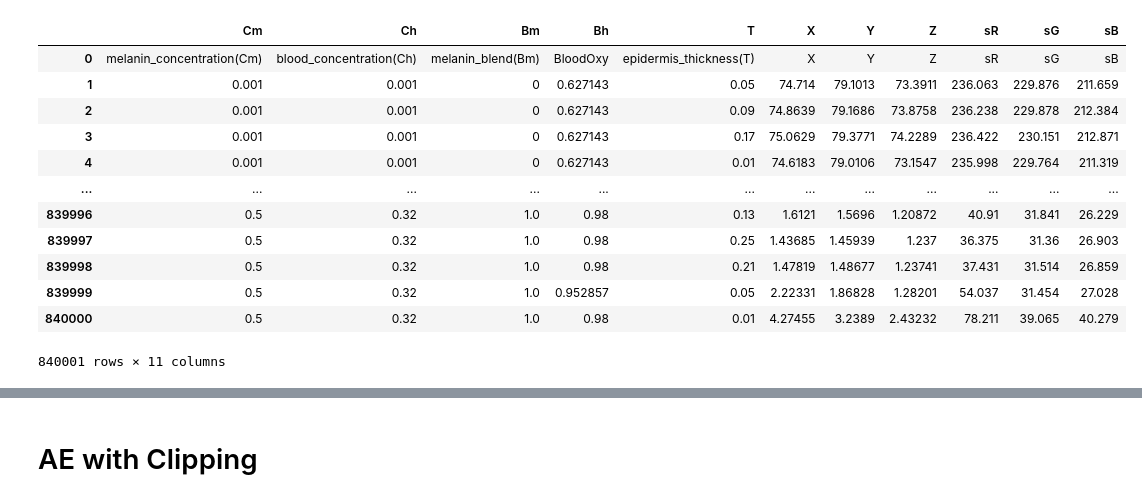
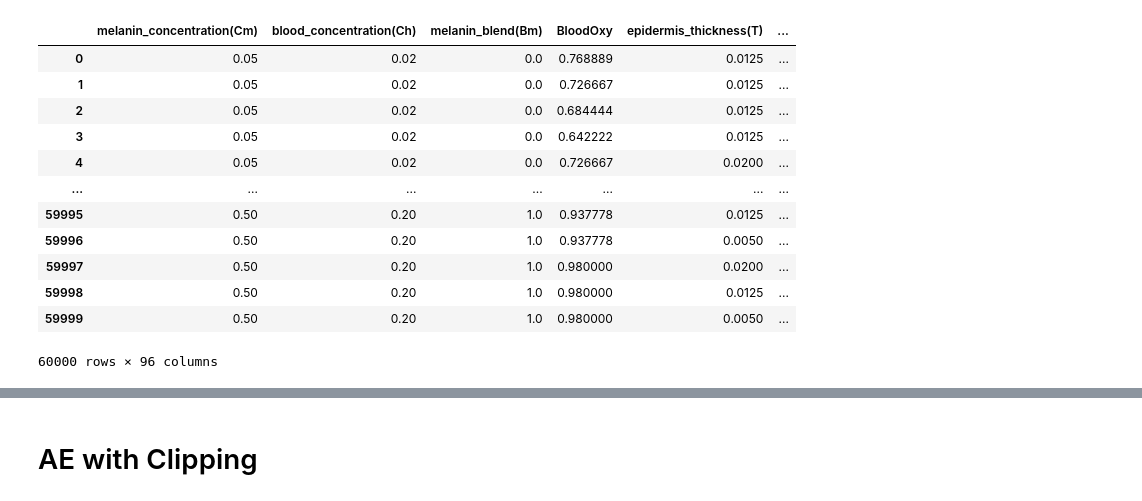
Before and after one commit to Omkar1634/Synthetic-Data, a Jupyter notebook: NN/train_pytorch_ae.ipynb, the cells around one changed output, grey strips where cells are left out. Drawn from its saved outputs; the diff is of its cells as text; code cells hidden in the pictures.

```diff
--- a/NN/train_pytorch_ae.ipynb
+++ b/NN/train_pytorch_ae.ipynb
@@ -15,16 +17,19 @@ df = pd.read_csv(lut_path, names=headers.split(","), header=None)
+# %%
+lut_path = r"D:\Github\PhD Code\Synthetic Data\simulation\lut_rgb_60k20260310_093817.csv"
+data = pd.read_csv(lut_path)
 # %%
-df
+data
 # %% [output]
-|  | Cm | Ch | Bm | Bh | T | X | Y | Z | sR | sG | sB |
-| 0 | melanin_concentration(Cm) | blood_concentration(Ch) | melanin_blend(Bm) | BloodOxy | epidermis_thickness(T) | X | Y | Z | sR | sG | sB |
-| 1 | 0.001 | 0.001 | 0 | 0.627143 | 0.05 | 74.714 | 79.1013 | 73.3911 | 236.063 | 229.876 | 211.659 |
-| 2 | 0.001 | 0.001 | 0 | 0.627143 | 0.09 | 74.8639 | 79.1686 | 73.8758 | 236.238 | 229.878 | 212.384 |
-| 3 | 0.001 | 0.001 | 0 | 0.627143 | 0.17 | 75.0629 | 79.3771 | 74.2289 | 236.422 | 230.151 | 212.871 |
-| 4 | 0.001 | 0.001 | 0 | 0.627143 | 0.01 | 74.6183 | 79.0106 | 73.1547 | 235.998 | 229.764 | 211.319 |
-| ... | ... | ... | ... | ... | ... | ... | ... | ... | ... | ... | ... |
-| 839996 | 0.5 | 0.32 | 1.0 | 0.98 | 0.13 | 1.6121 | 1.5696 | 1.20872 | 40.91 | 31.841 | 26.229 |
-| 839997 | 0.5 | 0.32 | 1.0 | 0.98 | 0.25 | 1.43685 | 1.45939 | 1.237 | 36.375 | 31.36 | 26.903 |
-| 839998 | 0.5 | 0.32 | 1.0 | 0.98 | 0.21 | 1.47819 | 1.48677 | 1.23741 | 37.431 | 31.514 | 26.859 |
-| 839999 | 0.5 | 0.32 | 1.0 | 0.952857 | 0.05 | 2.22331 | 1.86828 | 1.28201 | 54.037 | 31.454 | 27.028 |
-| 840000 | 0.5 | 0.32 | 1.0 | 0.98 | 0.01 | 4.27455 | 3.2389 | 2.43232 | 78.211 | 39.065 | 40.279 |
+|  | melanin_concentration(Cm) | blood_concentration(Ch) | melanin_blend(Bm) | BloodOxy | epidermis_thickness(T) | ... |
+| 0 | 0.05 | 0.02 | 0.0 | 0.768889 | 0.0125 | ... |
+| 1 | 0.05 | 0.02 | 0.0 | 0.726667 | 0.0125 | ... |
+| 2 | 0.05 | 0.02 | 0.0 | 0.684444 | 0.0125 | ... |
+| 3 | 0.05 | 0.02 | 0.0 | 0.642222 | 0.0125 | ... |
+| 4 | 0.05 | 0.02 | 0.0 | 0.726667 | 0.0200 | ... |
+| ... | ... | ... | ... | ... | ... | ... |
+| 59995 | 0.50 | 0.20 | 1.0 | 0.937778 | 0.0125 | ... |
+| 59996 | 0.50 | 0.20 | 1.0 | 0.937778 | 0.0050 | ... |
+| 59997 | 0.50 | 0.20 | 1.0 | 0.980000 | 0.0200 | ... |
+| 59998 | 0.50 | 0.20 | 1.0 | 0.980000 | 0.0125 | ... |
+| 59999 | 0.50 | 0.20 | 1.0 | 0.980000 | 0.0050 | ... |
-840001 rows × 11 columns
+60000 rows × 96 columns
```
Also changed, not shown: parts of 13 cells of this notebook, 16 other files.
